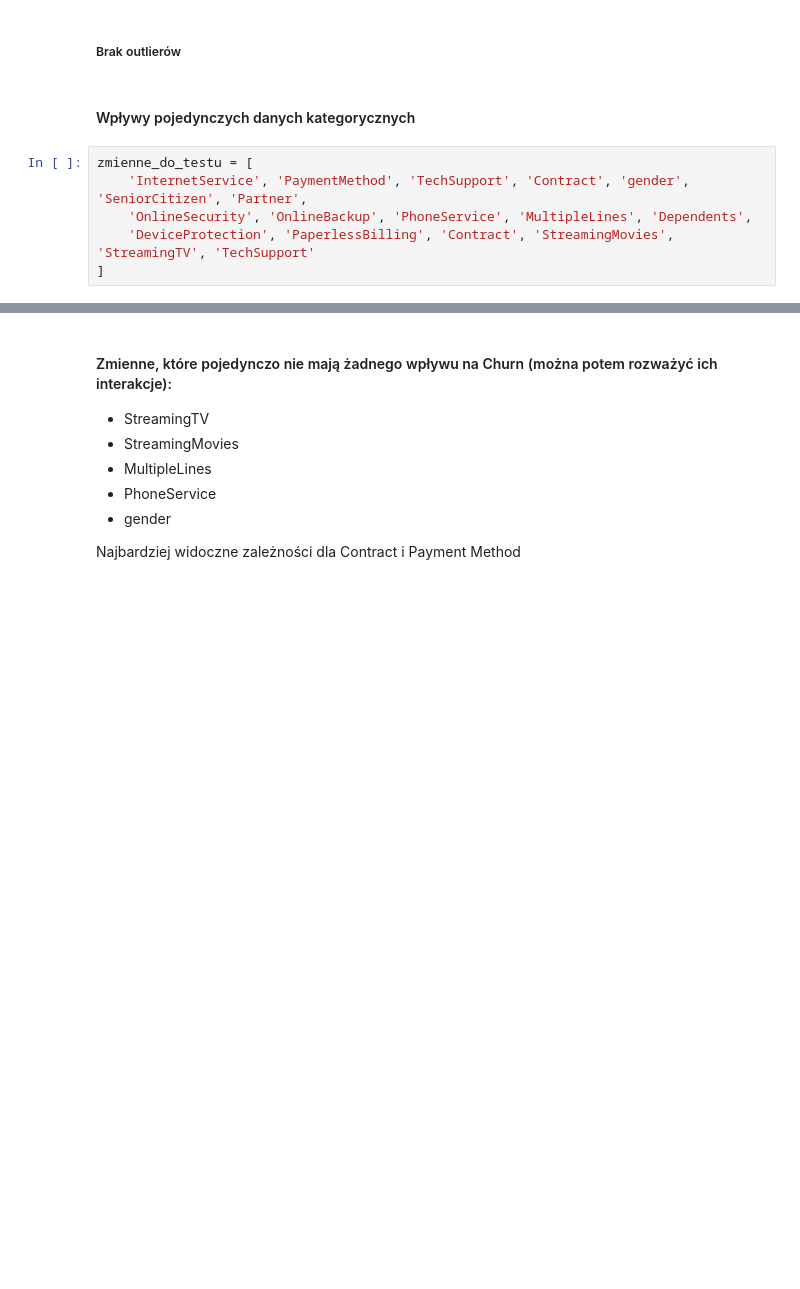
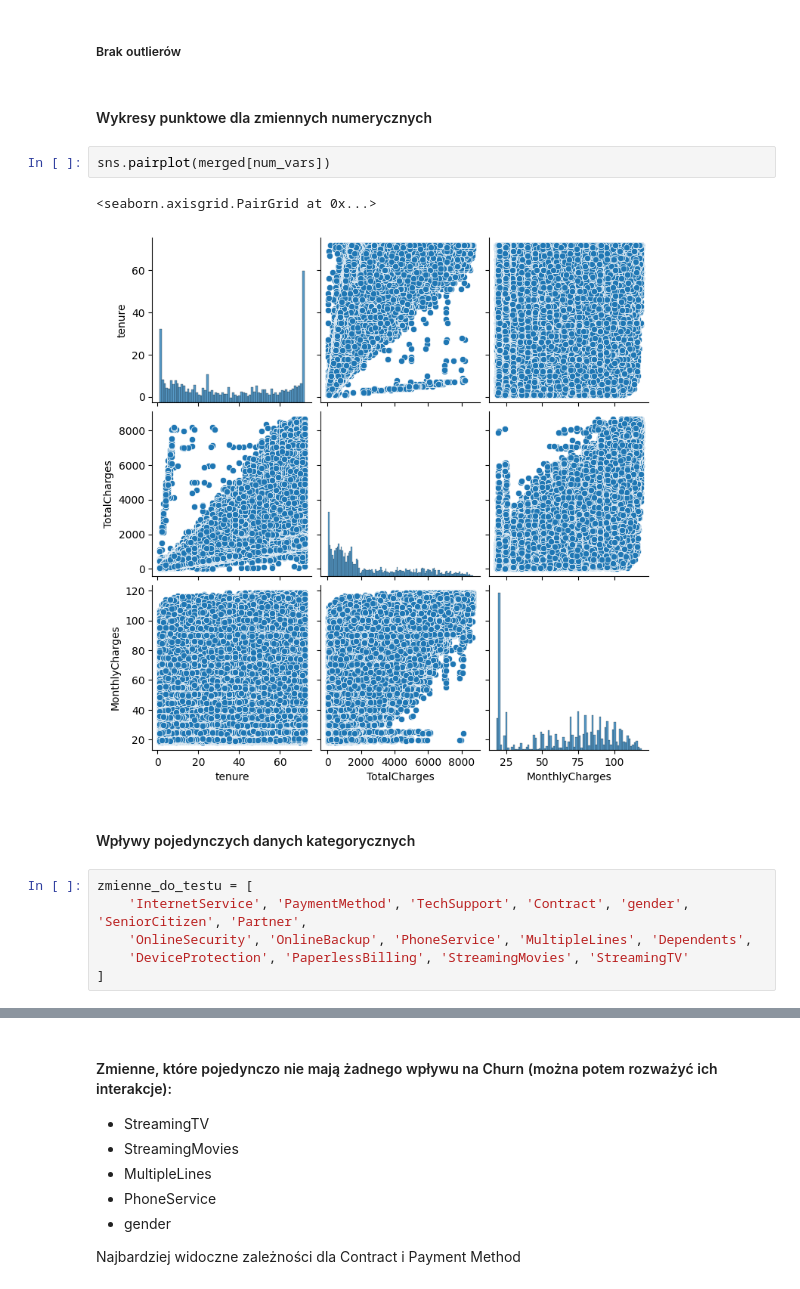
Before and after one commit to Wysocki-Piotr/kaggle-customer-churn-prediction, a Jupyter notebook: EDA.ipynb, the cells around one changed output, grey strips where cells are left out. Cells and saved outputs as stored; diff of their text form; blank space fills up the shorter version.

```diff
--- a/EDA.ipynb
+++ b/EDA.ipynb
@@ -235,13 +231,20 @@ for var in num_vars:
 [figure]
 # %% [markdown]
 ##### Brak outlierów
+# %% [markdown]
+#### Wykresy punktowe dla zmiennych numerycznych
+# %%
+sns.pairplot(merged[num_vars])
+# %% [output]
+<seaborn.axisgrid.PairGrid at 0x...>
+[figure, added]
 # %% [markdown]
 #### Wpływy pojedynczych danych kategorycznych
 # %%
 zmienne_do_testu = [
     'InternetService', 'PaymentMethod', 'TechSupport', 'Contract', 'gender', 'SeniorCitizen', 'Partner',
     'OnlineSecurity', 'OnlineBackup', 'PhoneService', 'MultipleLines', 'Dependents',
-    'DeviceProtection', 'PaperlessBilling', 'Contract', 'StreamingMovies', 'StreamingTV', 'TechSupport'
+    'DeviceProtection', 'PaperlessBilling', 'StreamingMovies', 'StreamingTV'
 ]
 # %%
 for kolumna in zmienne_do_testu:
```
Also changed, not shown: parts of 4 cells of this notebook.
